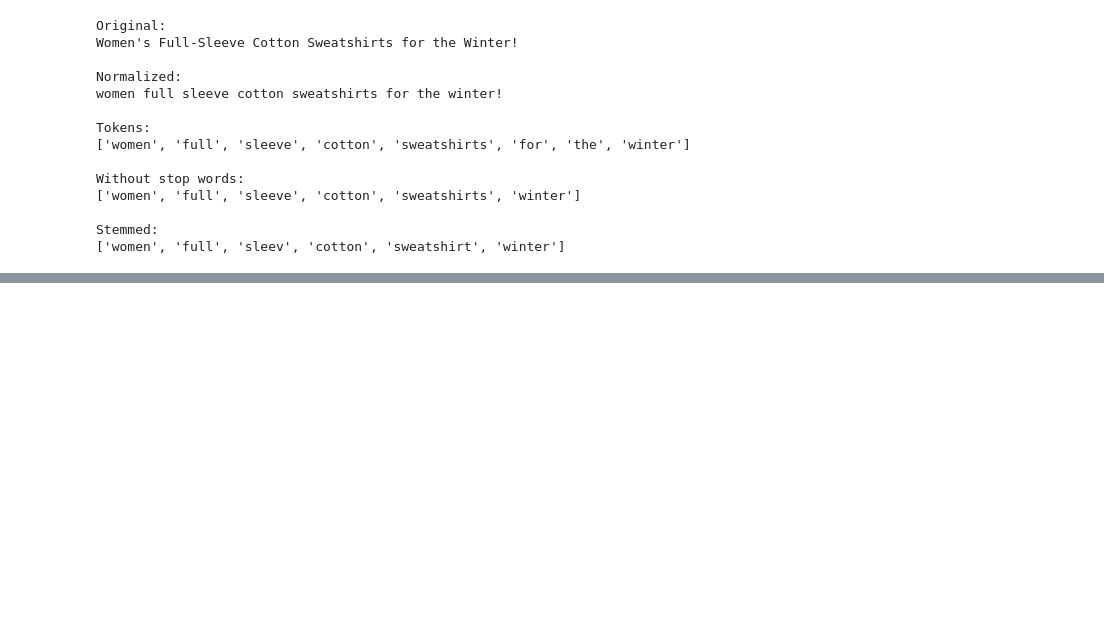
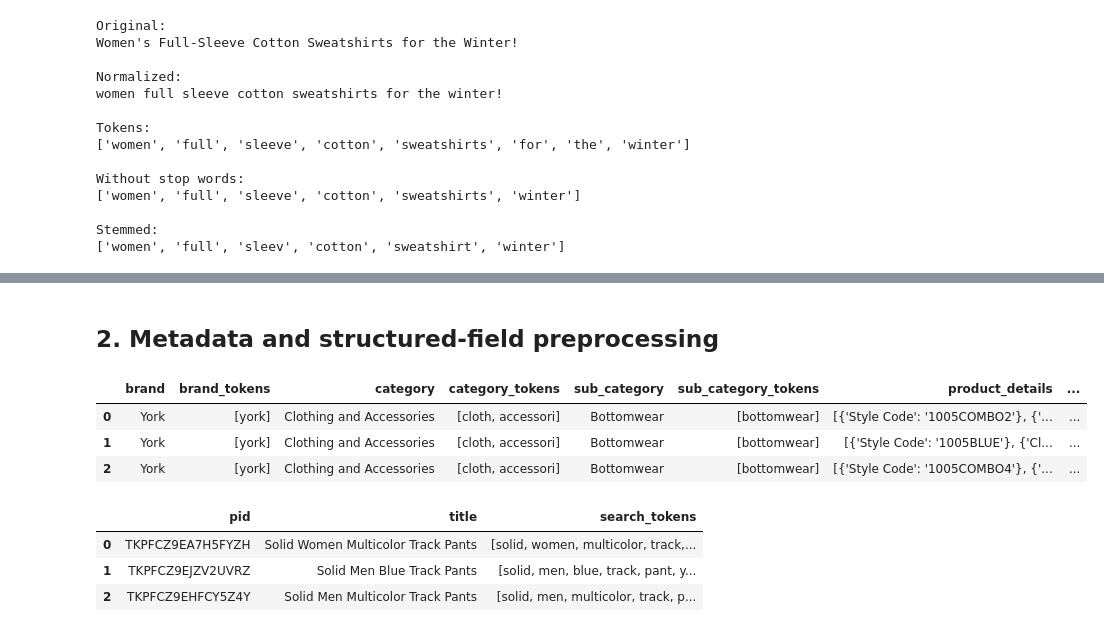
Before and after one commit to maariionaa-code/irwa-search-engine, a Jupyter notebook: project_progress/part_1/part_1.ipynb, the cells around one changed output, grey strips where cells are left out. Drawn from its saved outputs; the diff is of its cells as text; code cells hidden in the pictures; blank space fills up the shorter version.

```diff
--- a/project_progress/part_1/part_1.ipynb
+++ b/project_progress/part_1/part_1.ipynb
@@ -311,0 +368,52 @@ All title and description fields processed successfully.
+# %% [markdown]
+## 2. Metadata and structured-field preprocessing
+# %%
+df["brand_tokens"] = (
+    df["brand"]
+    .apply(preprocess_text)
+)
+
+df["category_tokens"] = (
+    df["category"]
+    .apply(preprocess_text)
+)
+
+df["sub_category_tokens"] = (
+    df["sub_category"]
+    .apply(preprocess_text)
+)
+
+df["seller_tokens"] = (
+    df["seller"]
+    .apply(preprocess_text)
+)
+# %%
+df["product_details_text"] = (
+    df["product_details"]
+    .apply(product_details_to_text)
+)
+
+df["product_details_tokens"] = (
+    df["product_details_text"]
+    .apply(preprocess_text)
+)
+# %%
+df[
+    [
+        "brand",
+        "brand_tokens",
+        "category",
+        "category_tokens",
+        "sub_category",
+        "sub_category_tokens",
+        "product_details",
+        "product_details_tokens",
+        "seller",
+        "seller_tokens",
+    ]
+].head(3)
+# %% [output]
+|  | brand | brand_tokens | category | category_tokens | sub_category | sub_category_tokens | product_details | ... |
+| 0 | York | [york] | Clothing and Accessories | [cloth, accessori] | Bottomwear | [bottomwear] | [{'Style Code': '1005COMBO2'}, {'... | ... |
+| 1 | York | [york] | Clothing and Accessories | [cloth, accessori] | Bottomwear | [bottomwear] | [{'Style Code': '1005BLUE'}, {'Cl... | ... |
+| 2 | York | [york] | Clothing and Accessories | [cloth, accessori] | Bottomwear | [bottomwear] | [{'Style Code': '1005COMBO4'}, {'... | ... |
@@ -311,0 +425,13 @@ All title and description fields processed successfully.
+# %%
+df[
+    [
+        "pid",
+        "title",
+        "search_tokens",
+    ]
+].head(3)
+# %% [output]
+|  | pid | title | search_tokens |
+| 0 | TKPFCZ9EA7H5FYZH | Solid Women Multicolor Track Pants | [solid, women, multicolor, track,... |
+| 1 | TKPFCZ9EJZV2UVRZ | Solid Men Blue Track Pants | [solid, men, blue, track, pant, y... |
+| 2 | TKPFCZ9EHFCY5Z4Y | Solid Men Multicolor Track Pants | [solid, men, multicolor, track, p... |
```
Also changed, not shown: parts of 22 cells of this notebook, 3 other files.
